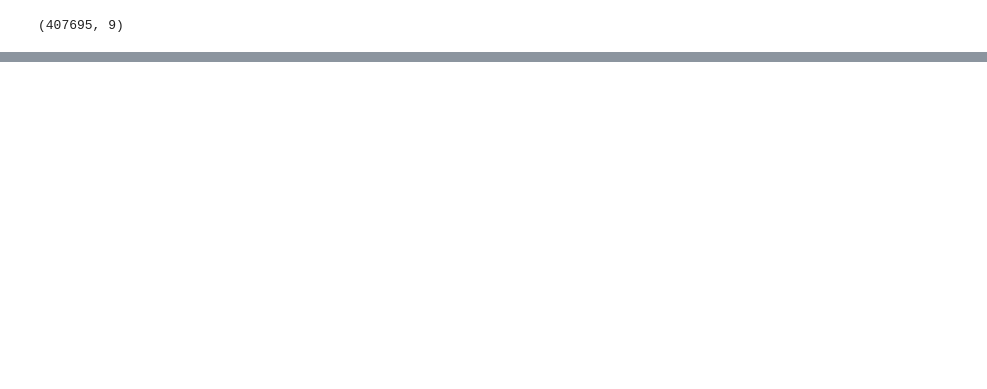
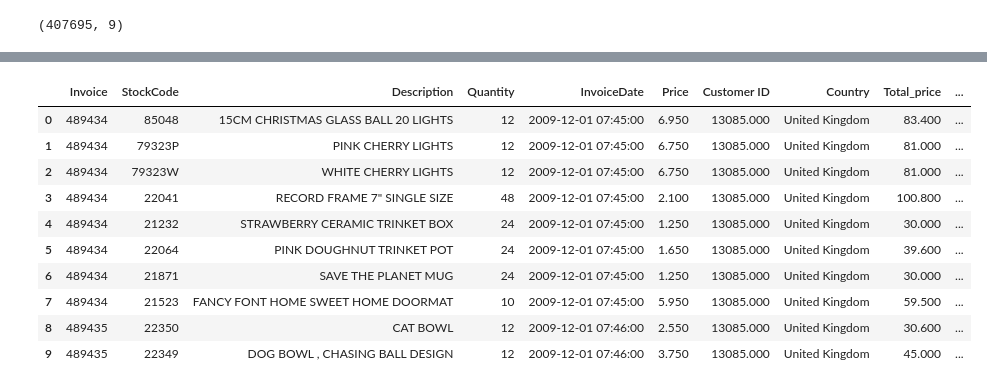
Before and after one commit to Scorpowl/CRM, a Jupyter notebook: crm.ipynb, the cells around one changed output, grey strips where cells are left out. Saved outputs shown, nothing was run; the diff lists cells and outputs as text; code cells hidden in the pictures; blank space fills up the shorter version.

```diff
--- a/crm.ipynb
+++ b/crm.ipynb
@@ -177,0 +213,22 @@ df.shape
+# %%
+today_date = dt.datetime(2010, 12, 11) #bugünün tarihi
+# %%
+df["Recency"] = (today_date - df["InvoiceDate"]).dt.days
+# %%
+df["Frequency"] = df["Invoice"].nunique()
+# %%
+df["Monetary"] = df["Total_price"]
+# %%
+df.head(10)
+# %% [output]
+|  | Invoice | StockCode | Description | Quantity | InvoiceDate | Price | Customer ID | Country | Total_price | ... |
+| 0 | 489434 | 85048 | 15CM CHRISTMAS GLASS BALL 20 LIGHTS | 12 | 2009-12-01 07:45:00 | 6.950 | 13085.000 | United Kingdom | 83.400 | ... |
+| 1 | 489434 | 79323P | PINK CHERRY LIGHTS | 12 | 2009-12-01 07:45:00 | 6.750 | 13085.000 | United Kingdom | 81.000 | ... |
+| 2 | 489434 | 79323W | WHITE CHERRY LIGHTS | 12 | 2009-12-01 07:45:00 | 6.750 | 13085.000 | United Kingdom | 81.000 | ... |
+| 3 | 489434 | 22041 | RECORD FRAME 7" SINGLE SIZE | 48 | 2009-12-01 07:45:00 | 2.100 | 13085.000 | United Kingdom | 100.800 | ... |
+| 4 | 489434 | 21232 | STRAWBERRY CERAMIC TRINKET BOX | 24 | 2009-12-01 07:45:00 | 1.250 | 13085.000 | United Kingdom | 30.000 | ... |
+| 5 | 489434 | 22064 | PINK DOUGHNUT TRINKET POT | 24 | 2009-12-01 07:45:00 | 1.650 | 13085.000 | United Kingdom | 39.600 | ... |
+| 6 | 489434 | 21871 | SAVE THE PLANET MUG | 24 | 2009-12-01 07:45:00 | 1.250 | 13085.000 | United Kingdom | 30.000 | ... |
+| 7 | 489434 | 21523 | FANCY FONT HOME SWEET HOME DOORMAT | 10 | 2009-12-01 07:45:00 | 5.950 | 13085.000 | United Kingdom | 59.500 | ... |
+| 8 | 489435 | 22350 | CAT BOWL | 12 | 2009-12-01 07:46:00 | 2.550 | 13085.000 | United Kingdom | 30.600 | ... |
+| 9 | 489435 | 22349 | DOG BOWL , CHASING BALL DESIGN | 12 | 2009-12-01 07:46:00 | 3.750 | 13085.000 | United Kingdom | 45.000 | ... |
```
Also changed, not shown: parts of 7 cells of this notebook.
